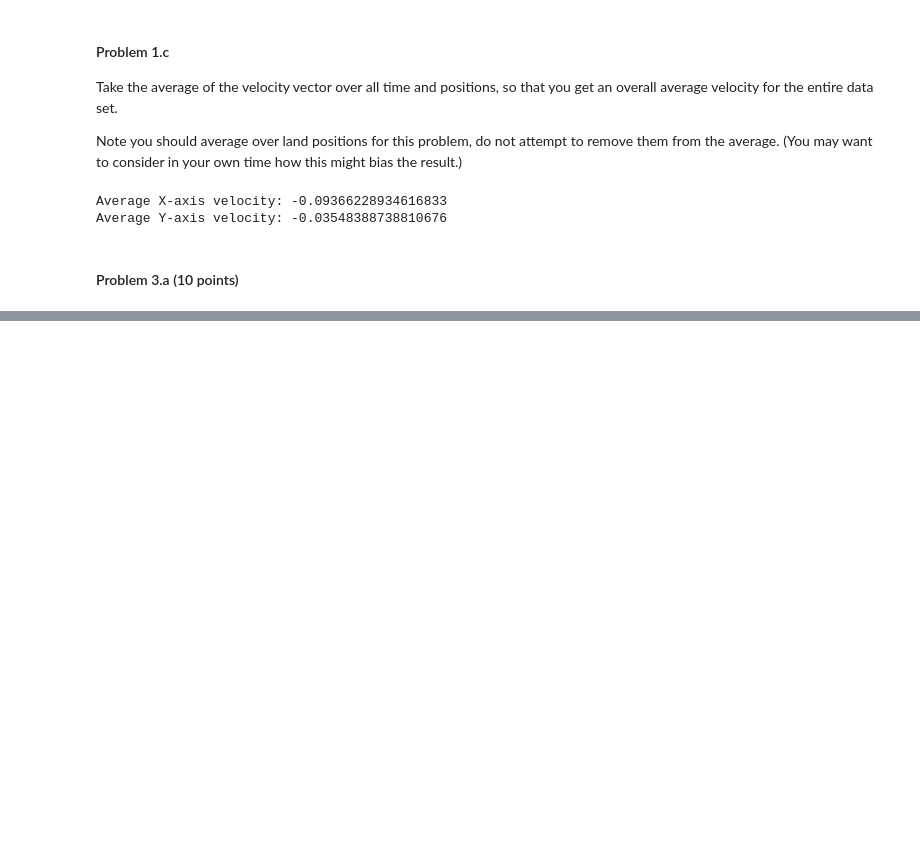
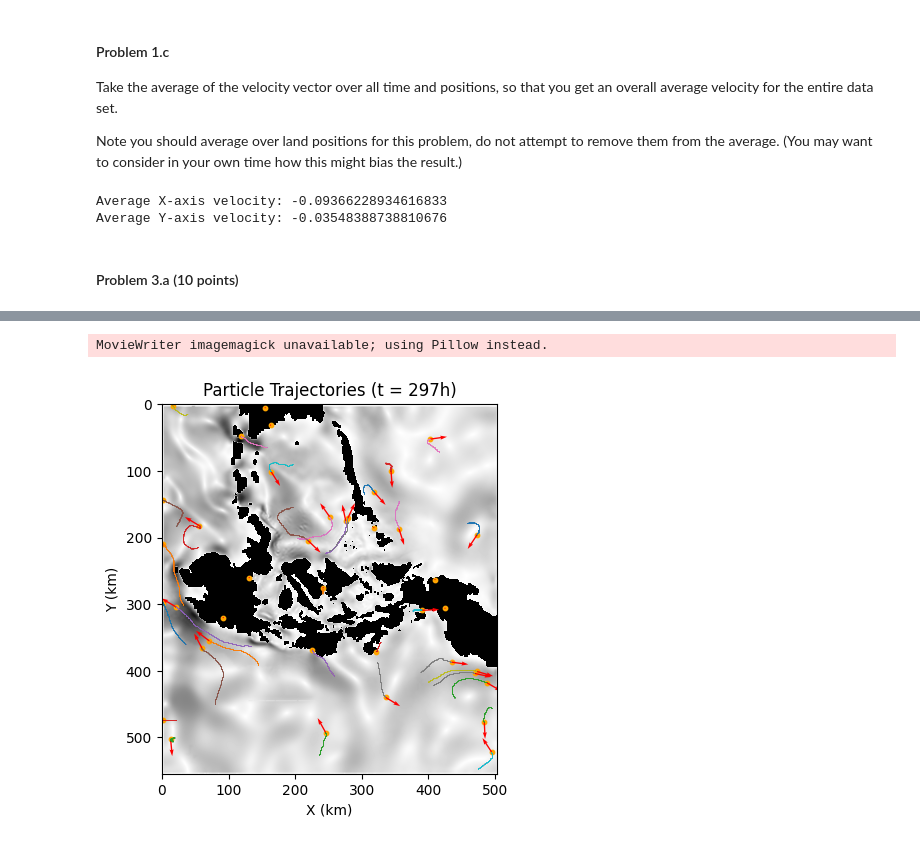
Before and after one commit to eddysanoli-galileo/Data-Analysis-Statistical-Modeling-and-Computation-in-Applications, a Jupyter notebook: Module 5 - Environmental Data and Gaussian Processes/Project/Project.ipynb, the cells around one changed output, grey strips where cells are left out. Drawn from its saved outputs; the diff is of its cells as text; code cells hidden in the pictures; blank space fills up the shorter version.

```diff
--- a/Module 5 - Environmental Data and Gaussian Processes/Project/Project.ipynb
+++ b/Module 5 - Environmental Data and Gaussian Processes/Project/Project.ipynb
@@ -335,0 +219,37 @@ MovieWriter imagemagick unavailable; using Pillow instead.
+# %%
+# ================== ANIMATION ================= #
+
+# Create a figure and axis
+fig, ax = plt.subplots()
+
+
+def update(i):
+    """
+    Function that updates the plot for each frame of the animation
+    """
+    ax.clear()
+
+    # Plot the trajectories of the particles
+    plot_particle_simulation(
+        X_history,
+        V_history,
+        Vt,
+        land_mask=mask,
+        end_timestep=i,
+        custom_ax=ax
+    )
+
+    return fig,
+
+
+# Create the animation
+# The "frames" argument specifies the max value that the "i" argument in the
+# update function can take. If we want a full simulation, we can set this to
+# 100 or the total number of timesteps in the simulation.
+anim = FuncAnimation(fig, update, frames=100, interval=100, blit=True)
+
+# Save the animation
+anim.save('flow_simulation.gif', writer='imagemagick')
+# %% [output]
+MovieWriter imagemagick unavailable; using Pillow instead.
+[figure, added]
```
Also changed, not shown: parts of 5 cells of this notebook, 11 other files.
